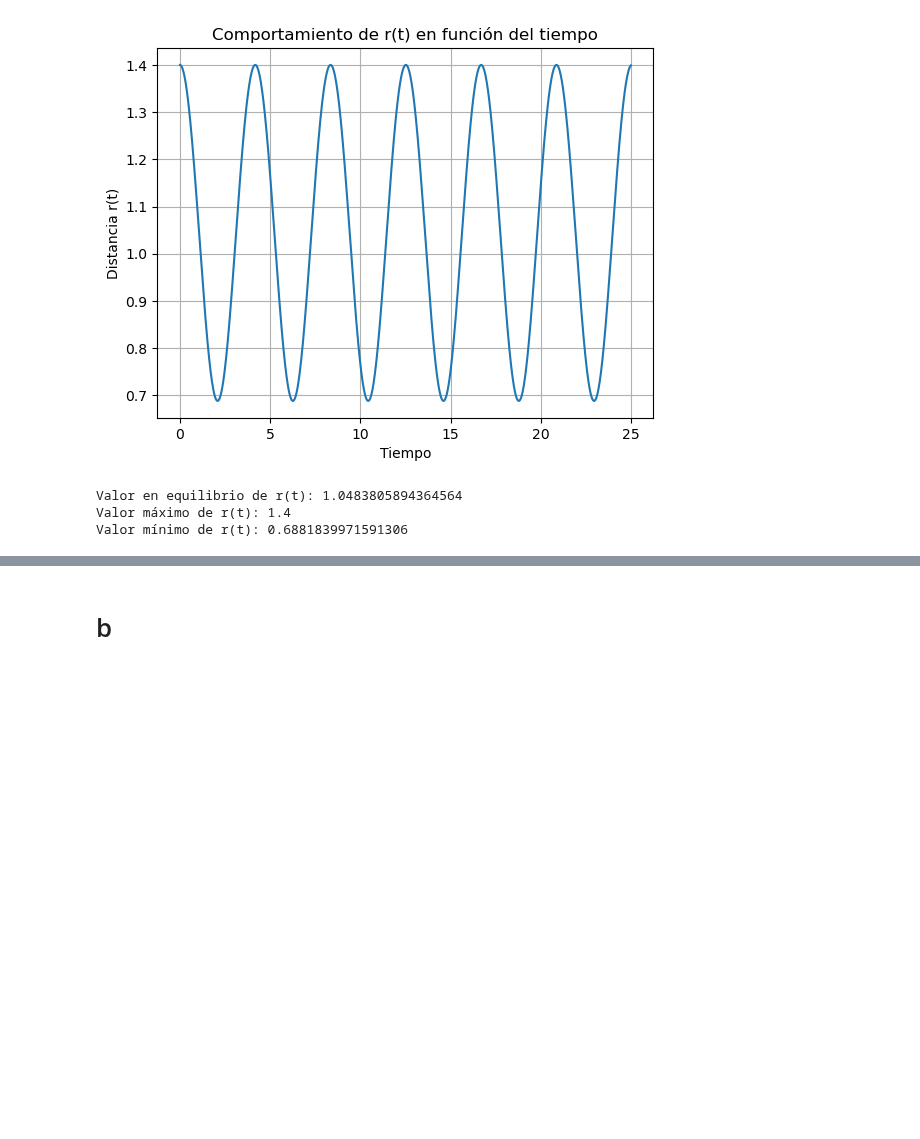
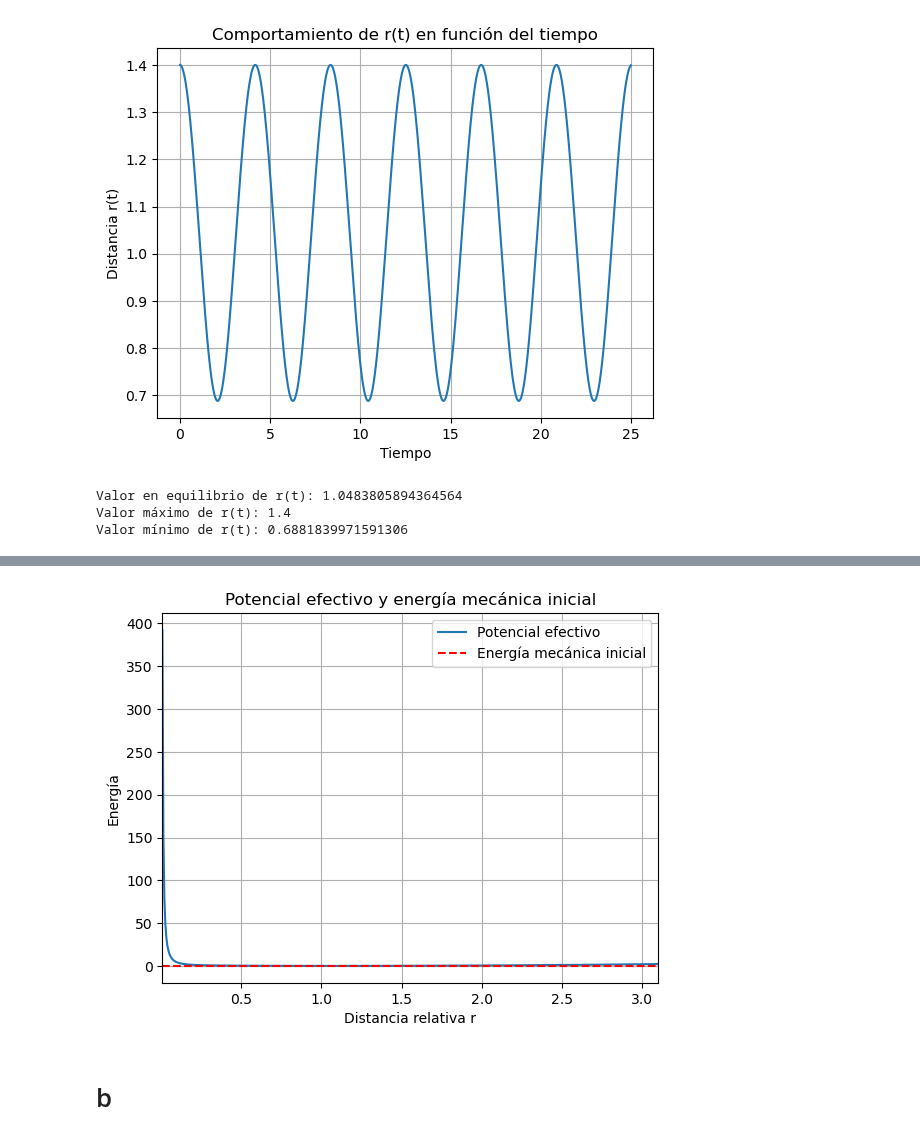
Before and after one commit to apareram/f-sica-computacional, a Jupyter notebook: e1/ejerciciosExamen1.ipynb, the cells around one changed output, grey strips where cells are left out. Saved outputs shown, nothing was run; the diff lists cells and outputs as text; code cells hidden in the pictures; blank space fills up the shorter version.

```diff
--- a/e1/ejerciciosExamen1.ipynb
+++ b/e1/ejerciciosExamen1.ipynb
@@ -79,13 +81,10 @@ gr ́afico la energ ́ıa mec ́anica inicial (la cual se conserva aproximadamen
 # %% [markdown]
 Función momento angular
 # %%
-def momento_angular(u):
-    r = (u[:,0] - u[:,4], u[:,2] - u[:,6])
+def momento_angular(u, r):
     V = (u[:,1] - u[:,5], u[:,3] - u[:,7])
     momento_angular = np.cross(r, V, axis = 0)
     return momento_angular
-
-l = momento_angular(u)
 # %% [markdown]
 Función potencia efectiva
 # %%
@@ -137,3 +166,22 @@ Valor mínimo de r(t): 0.6881839971591306
+# %%
+# Crear un arreglo de valores de r en el rango deseado
+r_range = np.linspace(0.01, 3.1, 500)  # 500 puntos entre 0.01 y 3.1
+
+# Calcular el potencial efectivo para cada valor de r en el rango
+U_ef_range = 0.5 * w * (r_range - l0)**2 + (l[0]**2) / (2 * r_range**2)  # Usamos l[0] como una aproximación del momento angular
+
+# Graficar el potencial efectivo y la energía mecánica inicial
+plt.plot(r_range, U_ef_range, label='Potencial efectivo')
+plt.axhline(y=E_mec_inicial, color='r', linestyle='--', label='Energía mecánica inicial')
+plt.xlabel('Distancia relativa r')
+plt.ylabel('Energía')
+plt.title('Potencial efectivo y energía mecánica inicial')
+plt.xlim(0.01, 3.1)
+plt.legend()
+plt.grid(True)
+plt.show()
+# %% [output]
+[figure, added]
 # %% [markdown]
 # b
 # %% [markdown]
```
Also changed, not shown: parts of 10 cells of this notebook.
